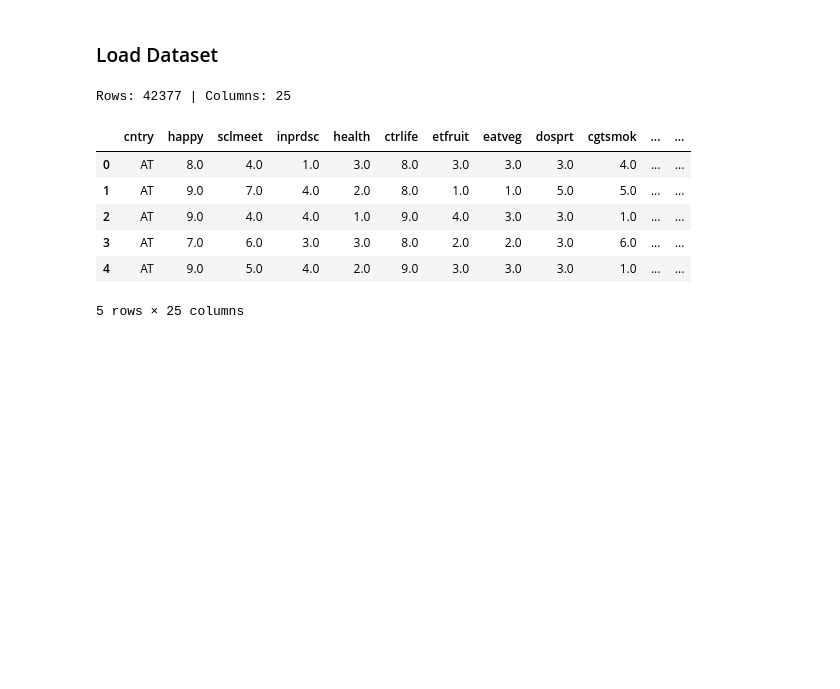
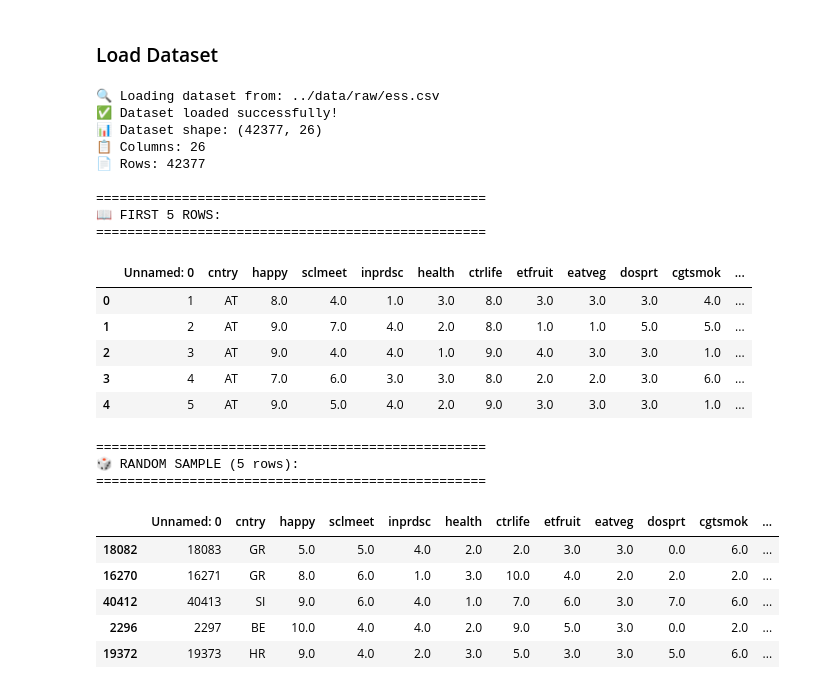
Before and after one commit to Petlaz/health-xai-prediction, a Jupyter notebook: notebooks/01_exploratory_analysis.ipynb, the cells around one changed output. Cells and saved outputs as stored; diff of their text form; code cells hidden in the pictures; blank space fills up the shorter version.

```diff
--- a/notebooks/01_exploratory_analysis.ipynb
+++ b/notebooks/01_exploratory_analysis.ipynb
@@ -73,31 +64,50 @@ Use `data/processed/feature_names.csv` for the complete mapping once preprocessi
 # %% [markdown]
 ### Load Dataset
 # %%
+# Load the dataset
+data_path = '../data/raw/ess.csv'
 
-df = pd.read_csv(DATA_PATH, na_values=['NA', ''])
-# Drop unnamed index column if present
-first_col = df.columns[0]
-if first_col.strip() == '' or first_col.lower().startswith('unnamed'):
-    df = df.drop(columns=[first_col])
+print(f"🔍 Loading dataset from: {data_path}")
+df = pd.read_csv(data_path)
 
-# Standardise column whitespace
-df.columns = df.columns.str.strip()
+print("✅ Dataset loaded successfully!")
+print(f"📊 Dataset shape: {df.shape}")
+print(f"📋 Columns: {len(df.columns)}")
+print(f"📄 Rows: {len(df)}")
 
-# Convert non-categorical columns to numeric (coerce invalid entries to NaN)
-numeric_candidate_cols = [col for col in df.columns if col != 'cntry']
-for column in numeric_candidate_cols:
-    df[column] = pd.to_numeric(df[column], errors='coerce')
+# Quick preview
+print("\n" + "="*50)
+print("📖 FIRST 5 ROWS:")
+print("="*50)
+display(df.head())
 
-row_count, col_count = df.shape
-print(f'Rows: {row_count} | Columns: {col_count}')
-df.head()
+print("\n" + "="*50)
+print("🎲 RANDOM SAMPLE (5 rows):")
+print("="*50)
+display(df.sample(5, random_state=42))
 # %% [output]
-Rows: 42377 | Columns: 25
+🔍 Loading dataset from: ../data/raw/ess.csv
+✅ Dataset loaded successfully!
+📊 Dataset shape: (42377, 26)
+📋 Columns: 26
+📄 Rows: 42377
+
+==================================================
+📖 FIRST 5 ROWS:
+==================================================
-|  | cntry | happy | sclmeet | inprdsc | health | ctrlife | etfruit | eatveg | dosprt | cgtsmok | ... | ... |
-| 0 | AT | 8.0 | 4.0 | 1.0 | 3.0 | 8.0 | 3.0 | 3.0 | 3.0 | 4.0 | ... | ... |
-| 1 | AT | 9.0 | 7.0 | 4.0 | 2.0 | 8.0 | 1.0 | 1.0 | 5.0 | 5.0 | ... | ... |
-| 2 | AT | 9.0 | 4.0 | 4.0 | 1.0 | 9.0 | 4.0 | 3.0 | 3.0 | 1.0 | ... | ... |
-| 3 | AT | 7.0 | 6.0 | 3.0 | 3.0 | 8.0 | 2.0 | 2.0 | 3.0 | 6.0 | ... | ... |
-| 4 | AT | 9.0 | 5.0 | 4.0 | 2.0 | 9.0 | 3.0 | 3.0 | 3.0 | 1.0 | ... | ... |
+|  | Unnamed: 0 | cntry | happy | sclmeet | inprdsc | health | ctrlife | etfruit | eatveg | dosprt | cgtsmok | ... |
+| 0 | 1 | AT | 8.0 | 4.0 | 1.0 | 3.0 | 8.0 | 3.0 | 3.0 | 3.0 | 4.0 | ... |
+| 1 | 2 | AT | 9.0 | 7.0 | 4.0 | 2.0 | 8.0 | 1.0 | 1.0 | 5.0 | 5.0 | ... |
+| 2 | 3 | AT | 9.0 | 4.0 | 4.0 | 1.0 | 9.0 | 4.0 | 3.0 | 3.0 | 1.0 | ... |
+| 3 | 4 | AT | 7.0 | 6.0 | 3.0 | 3.0 | 8.0 | 2.0 | 2.0 | 3.0 | 6.0 | ... |
+| 4 | 5 | AT | 9.0 | 5.0 | 4.0 | 2.0 | 9.0 | 3.0 | 3.0 | 3.0 | 1.0 | ... |
-5 rows × 25 columns
+==================================================
+🎲 RANDOM SAMPLE (5 rows):
+==================================================
+|  | Unnamed: 0 | cntry | happy | sclmeet | inprdsc | health | ctrlife | etfruit | eatveg | dosprt | cgtsmok | ... |
+| 18082 | 18083 | GR | 5.0 | 5.0 | 4.0 | 2.0 | 2.0 | 3.0 | 3.0 | 0.0 | 6.0 | ... |
+| 16270 | 16271 | GR | 8.0 | 6.0 | 1.0 | 3.0 | 10.0 | 4.0 | 2.0 | 2.0 | 2.0 | ... |
+| 40412 | 40413 | SI | 9.0 | 6.0 | 4.0 | 1.0 | 7.0 | 6.0 | 3.0 | 7.0 | 6.0 | ... |
+| 2296 | 2297 | BE | 10.0 | 4.0 | 4.0 | 2.0 | 9.0 | 5.0 | 3.0 | 0.0 | 2.0 | ... |
+| 19372 | 19373 | HR | 9.0 | 4.0 | 2.0 | 3.0 | 5.0 | 3.0 | 3.0 | 5.0 | 6.0 | ... |
 # %% [markdown]
```
Also changed, not shown: parts of 29 cells of this notebook, 14 other files.
